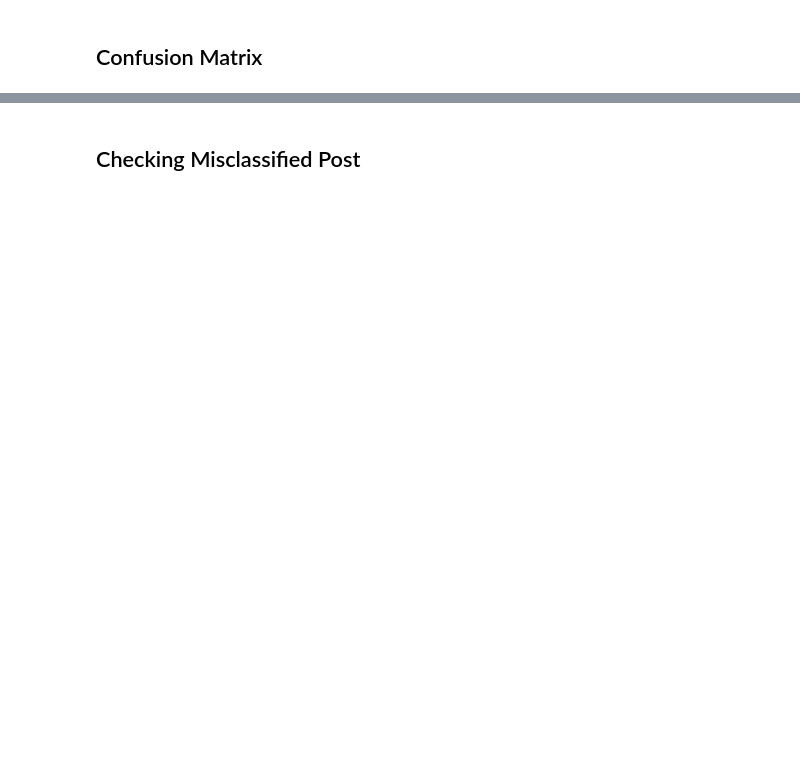
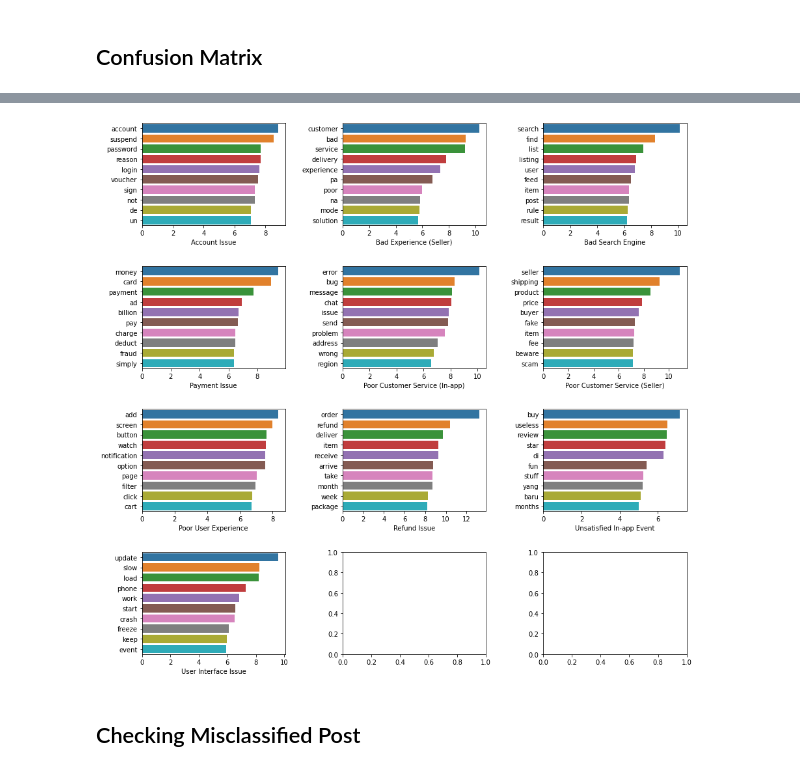
Before and after one commit to SimYiSY/App_Reviews_NLP, a Jupyter notebook: code/5. App Review_Modeling_Part_2.ipynb, the cells around one changed output, grey strips where cells are left out. Saved outputs shown, nothing was run; the diff lists cells and outputs as text; code cells hidden in the pictures; blank space fills up the shorter version.

```diff
--- a/code/5. App Review_Modeling_Part_2.ipynb
+++ b/code/5. App Review_Modeling_Part_2.ipynb
@@ -713,0 +729,6 @@ plot_confusion_matrix(gs_tfid_lr, X_test, y_test, ax = ax, cmap='Oranges', xtick
+# %%
+best_model_coef = pd.DataFrame(data = gs_tfid_lr.best_estimator_.named_steps['lr'].coef_,
+                               index = gs_tfid_lr.best_estimator_.named_steps['lr'].classes_,
+                               columns = gs_tfid_lr.best_estimator_.named_steps['tfid'].get_feature_names()).T
+
+best_model_coef
@@ -714,3 +749,13 @@ plot_confusion_matrix(gs_tfid_lr, X_test, y_test, ax = ax, cmap='Oranges', xtick
+# %%
+fig, ax = plt.subplots(nrows = 4, ncols = 3, figsize = (15,15))
+plt.subplots_adjust(hspace = 0.4, wspace = 0.4)
+ax = ax.ravel()
+for i in range(len(best_model_coef.columns)):
+    sns.barplot(x = best_model_coef[best_model_coef.columns[i]].sort_values(ascending = False)[:10],
+                y = best_model_coef[best_model_coef.columns[i]].sort_values(ascending = False)[:10].index,
+                ax = ax[i]);
+# %% [output]
+[figure, added]
 # %% [markdown]
 ## Checking Misclassified Post
 # %%
```
Also changed, not shown: parts of 24 cells of this notebook, 6 other files.
